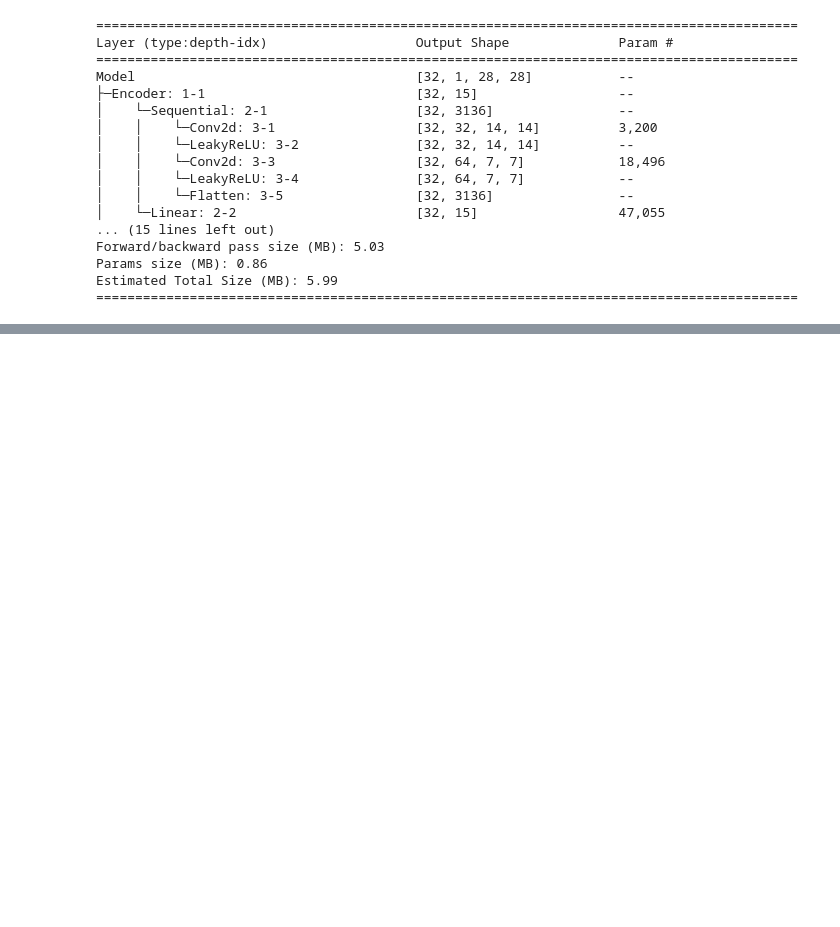
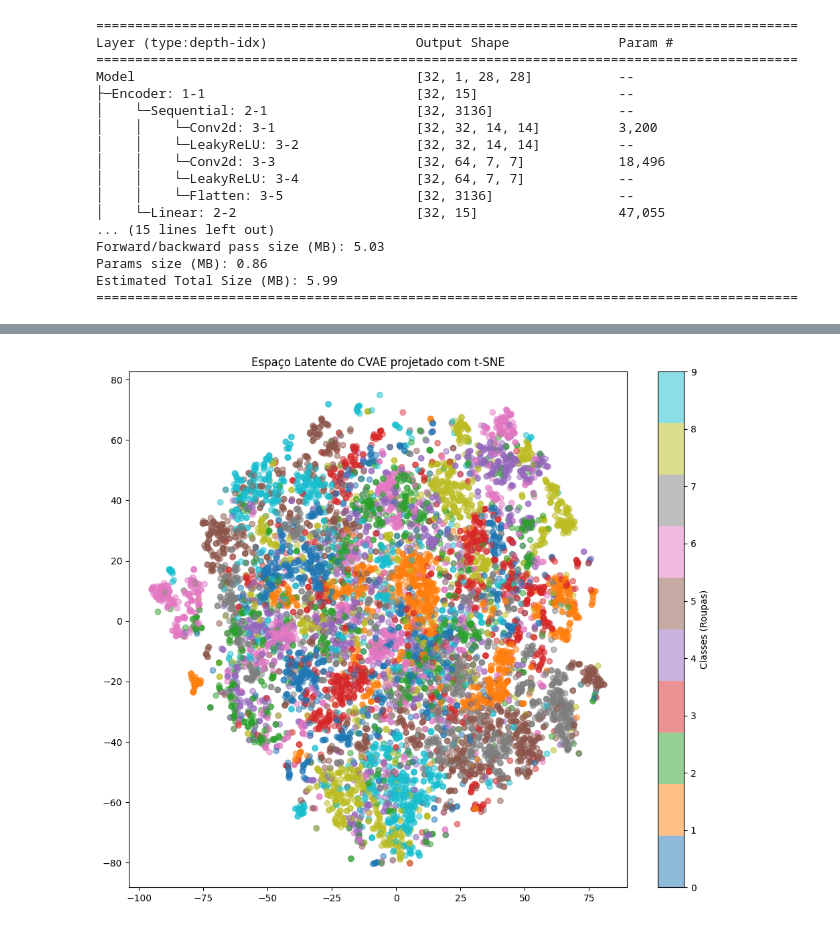
Before and after one commit to SessyoinKirin/MachineLearning, a Jupyter notebook: extra/CVAE/cvaeFashionMNIST.ipynb, the cells around one changed output, grey strips where cells are left out. Cells and saved outputs as stored; diff of their text form; code cells hidden in the pictures; blank space fills up the shorter version.

Commit message:
umap tsne

```diff
--- a/extra/CVAE/cvaeFashionMNIST.ipynb
+++ b/extra/CVAE/cvaeFashionMNIST.ipynb
@@ -415,0 +529,32 @@ plt.show()
+# %%
+from sklearn.manifold import TSNE
+
+model.eval()
+latents = []
+labels_list = []
+
+with torch.no_grad():
+    for x, y in test_loader: # Use o loader de teste
+        x = x.to(DEVICE)
+        # No CVAE, o encoder precisa do x e do y (one-hot)
+        y_oh = torch.nn.functional.one_hot(y, num_classes=10).float().to(DEVICE)
+
+        mu, _ = model.Encoder(x, y_oh)
+        latents.append(mu.cpu())
+        labels_list.append(y)
+
+latents = torch.cat(latents, dim=0).numpy()
+labels_list = torch.cat(labels_list, dim=0).numpy()
+# %%
+# Reduzindo de 15D para 2D
+tsne = TSNE(n_components=2, random_state=42)
+latents_2d = tsne.fit_transform(latents)
+
+# Plotando
+plt.figure(figsize=(12, 10))
+scatter = plt.scatter(latents_2d[:, 0], latents_2d[:, 1], c=labels_list, cmap='tab10', alpha=0.5)
+plt.colorbar(scatter, ticks=range(10), label='Classes (Roupas)')
+plt.title("Espaço Latente do CVAE projetado com t-SNE")
+plt.show()
+# %% [output]
+[figure, added]
```
Also changed, not shown: parts of 16 cells of this notebook.
